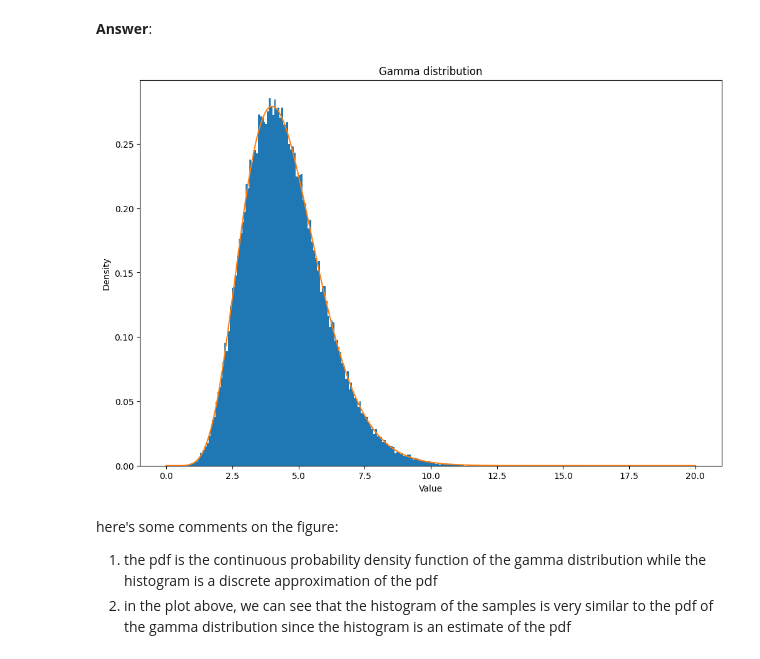
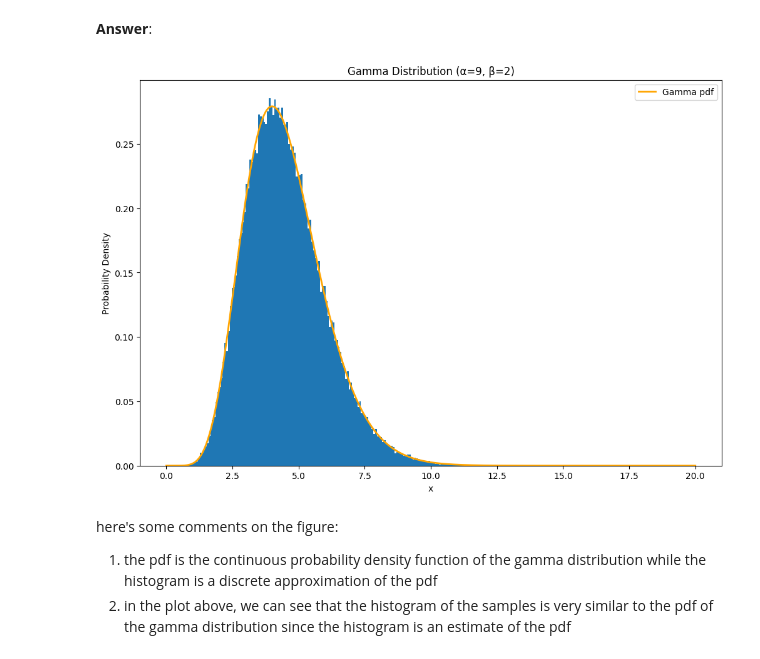
Before and after one commit to MohamedAkkAdir/Python-Labs, a Jupyter notebook: Labs/Lab2/lab2.ipynb, the cells around one changed output. Drawn from its saved outputs; the diff is of its cells as text; code cells hidden in the pictures.

Commit message:
changing the plot

```diff
--- a/Labs/Lab2/lab2.ipynb
+++ b/Labs/Lab2/lab2.ipynb
@@ -106,15 +106,16 @@ from scipy.stats import gamma
 # %%
 x = np.linspace(0, 20, 1000)
 pdf = gamma.pdf(x, alpha, scale=1/beta)
 plt.figure(figsize=(12, 8),dpi=100)
 plt.hist(samples, bins=200, density=True)
-plt.plot(x, pdf)
-plt.title('Gamma distribution')
-plt.xlabel('Value')
-plt.ylabel('Density')
+plt.plot(x, pdf, label='Gamma pdf', color='orange', linewidth=2)
+plt.title(f'Gamma Distribution (α={9}, β={2})')
+plt.xlabel('x')
+plt.ylabel('Probability Density')
+plt.legend()
 plt.show()
 # %% [output]
-[figure, old version]
+[figure, new version]
 # %% [markdown]
 here's some comments on the figure:
 1. the pdf is the continuous probability density function of the gamma distribution while the histogram is a discrete approximation of the pdf
```
Also changed, not shown: parts of 1 cell of this notebook.
